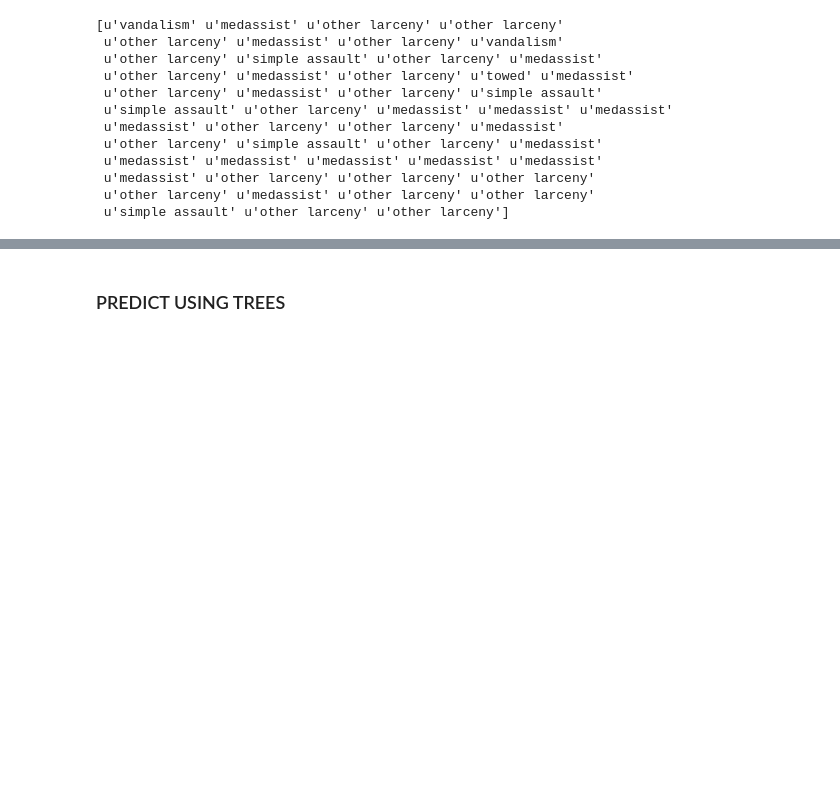
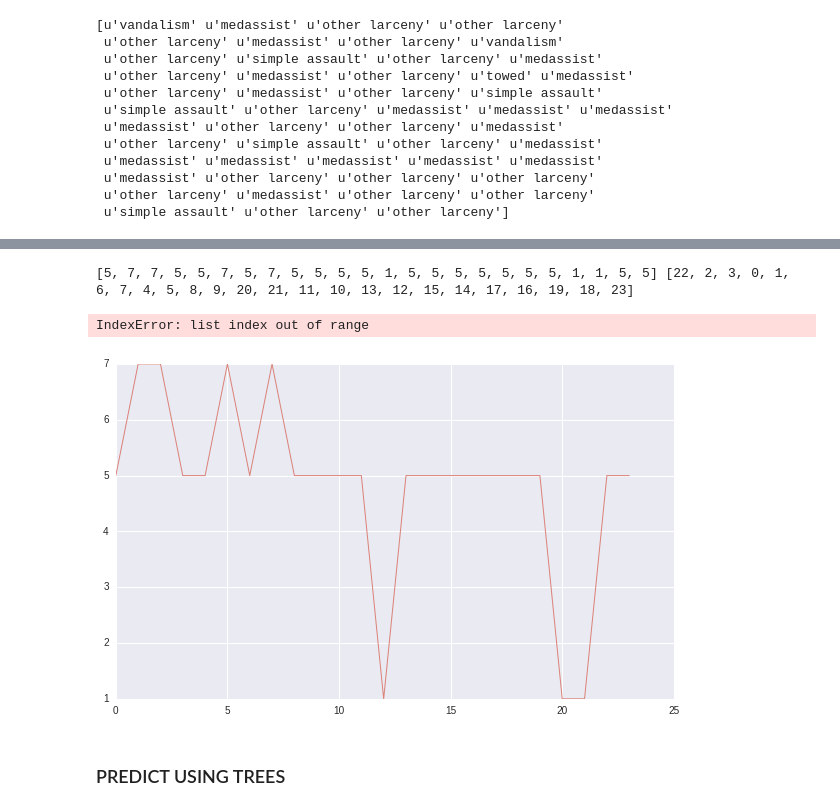
Before and after one commit to sahilsd/591-crime-project, a Jupyter notebook: python-recsys-master/crimeProject-predict.ipynb, the cells around one changed output, grey strips where cells are left out. Drawn from its saved outputs; the diff is of its cells as text; code cells hidden in the pictures; blank space fills up the shorter version.

```diff
--- a/python-recsys-master/crimeProject-predict.ipynb
+++ b/python-recsys-master/crimeProject-predict.ipynb
@@ -404,3 +448,26 @@ print predicted[:50]
+# %%
+
+plt.figure(figsize=(10, 6), dpi=80)
+for day, vallist in bostonanalysisdict2.iteritems():
+    Yax = []
+    Xax = []
+    for hour,vl in vallist.iteritems():
+        #print day, dist, Counter(vl).most_common(1)[0][0]
+
+        Yax += [crTypes.index(Counter(vl).most_common(1)[0][0])]
+        Xax += [int(hour)]
+
+    print Yax, Xax
+
+    plt.plot(sorted(Xax), Yax, color=(random.uniform(0,1),random.uniform(0,1),random.uniform(0,0.5)), linewidth=1.0, linestyle="-", label=day)
+    plt.xticks(Xax, [distNames[i] for i in Xax], size='small')
+    plt.yticks(Yax, [crTypes[i] for i in Yax], size='medium')
+    plt.legend(loc='upper left')
+plt.show()
+# %% [output]
+[5, 7, 7, 5, 5, 7, 5, 7, 5, 5, 5, 5, 1, 5, 5, 5, 5, 5, 5, 5, 1, 1, 5, 5] [22, 2, 3, 0, 1, 6, 7, 4, 5, 8, 9, 20, 21, 11, 10, 13, 12, 15, 14, 17, 16, 19, 18, 23]
+IndexError: list index out of range
+[figure, added]
 # %% [markdown]
 ### PREDICT USING TREES
 # %% [markdown]
```
Also changed, not shown: parts of 4 cells of this notebook.
